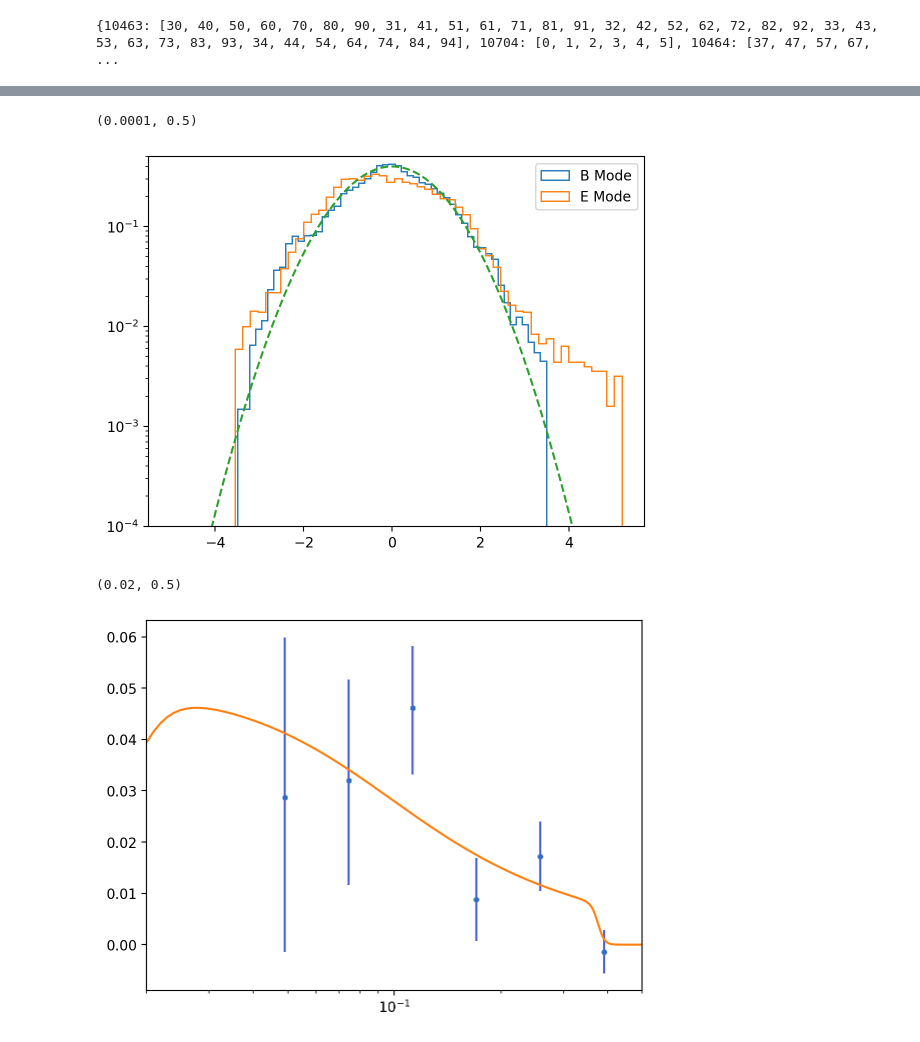
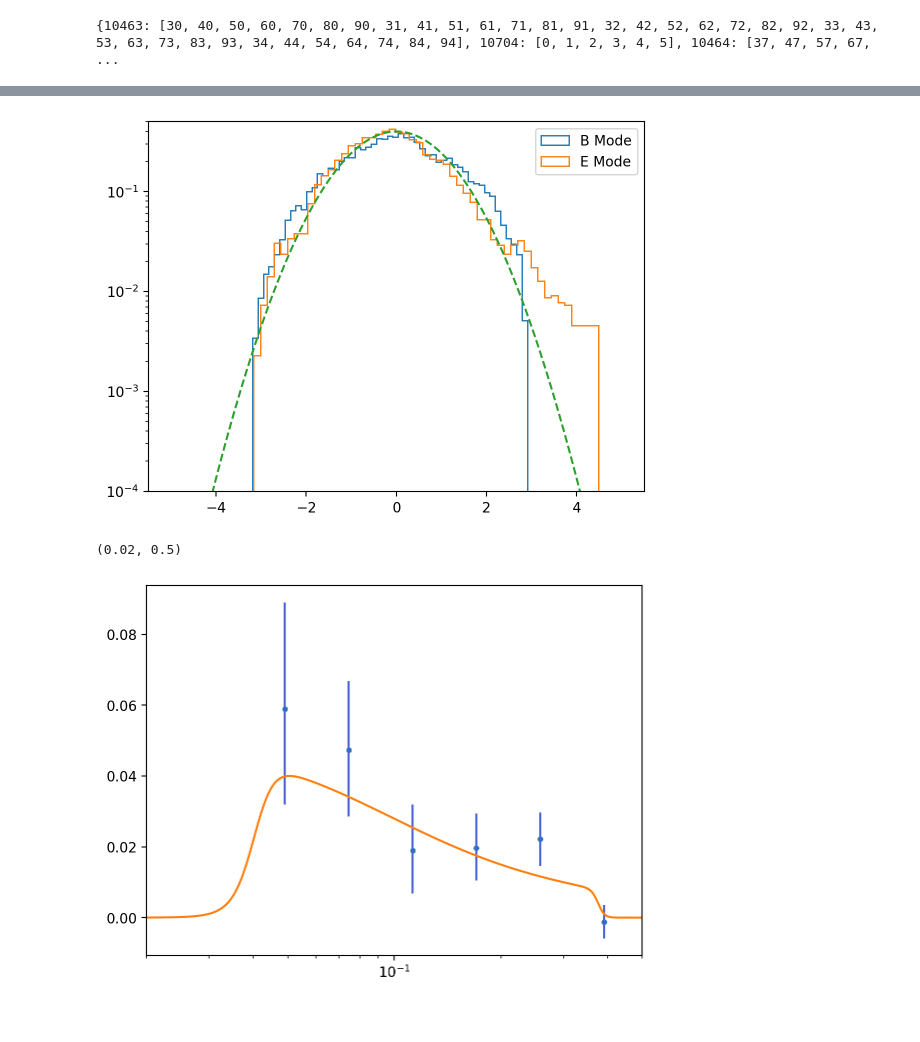
Before and after one commit to LSSTDESC/AnaCal_DESCNote, a Jupyter notebook: notebooks/1_2_abell360_cluster.ipynb, the cells around one changed output, grey strips where cells are left out. Saved outputs shown, nothing was run; the diff lists cells and outputs as text; code cells hidden in the pictures.

```diff
--- a/notebooks/1_2_abell360_cluster.ipynb
+++ b/notebooks/1_2_abell360_cluster.ipynb
@@ -109,7 +109,7 @@ print(tp_dict)
 anacal_tables = []
 mag_zero = 31.4
 version = "v6"
-if version == "v6" or version == "v7" :
+if version == "v6":
     for tid in tp_dict.keys():
         patches = tp_dict[tid]
         for p in patches:
@@ -140,10 +140,10 @@ else:
     anacal_table = vstack(anacal_tables)
     anacal_table['mag'] = mag_zero - np.log10(anacal_table['flux'] ) *2.5
 # %%
-mag_lim = 23.5
-gi_lims = (0.16, -0.16)
-ri_lims = (0.10, -0.12)
-gr_lims = (0.13, -0.17)
+mag_lim = 23
+gi_lims = (0.20, -0.20)
+ri_lims = (0.12, -0.15)
+gr_lims = (0.15, -0.16)
 color_gi = anacal_table['g_mag'] - anacal_table['i_mag']
 color_ri = anacal_table['r_mag'] - anacal_table['i_mag']
 color_gr = anacal_table['g_mag'] - anacal_table['r_mag']
@@ -167,6 +167,8 @@ gr_redseq = np.logical_and.reduce((
     color_gr > gr_line + gr_lims[1],
     anacal_table['r_mag'] < mag_lim
 ))
+
+counts = gi_redseq.astype(int) + ri_redseq.astype(int) + gr_redseq.astype(int)
 
 all_redseq = np.logical_and.reduce((gi_redseq, gr_redseq, ri_redseq))
 aggro_redseq = np.logical_or.reduce((gi_redseq, gr_redseq, ri_redseq))
@@ -228,0 +210,13 @@ plt.scatter(anacal_table["ra"], anacal_table["dec"], s=0.1)
+# %%
+msk = np.logical_and.reduce((
+    (anacal_table["wsel"] > 1e-5),
+    (anacal_table["z_mag"] < 23.5),
+    (anacal_table["i_mag"] < 24.0),
+    (anacal_table["r_mag"] < 24.0),
+    (anacal_table["g_mag"] < 24.0),
+    ~(counts>=3)
+))
+#(anacal_table["i_fpfs1_e1"] ** 2.0 + anacal_table["i_fpfs1_e2"] ** 2.0  < 0.1),
+print(np.sum((anacal_table["i_mag"] < 24.0)))
+print(np.sum(anacal_table[anacal_table["i_mag"] < 24.0]["wsel"]))
+anacal_table = anacal_table[msk]
@@ -361,5 +364,6 @@ plt.legend(frameon=False, loc='upper right')
 # %%
-def schirmer_filter(radius,aperture_size=8000,x_cut=0.15,a=6,b=150,c=47,d=50,*_):
+# Mass Mapping code  from Anthony Englert
+def schirmer_filter(radius,aperture_size=8000,x_cut=0.15,a=15,b=150,c=47,d=50,*_):
     '''
     The Schirmer Filter, a filter which is optimized for detecting NFW-like structures in shear-fields.
     Args:
@@ -488,27 +492,27 @@ e_ap,b_ap,v_ap = compute_mass_map(
 # %%
 sky_box = np.array([[x_grid.max(), x_grid.min()],[y_grid.min(), y_grid.max()]])
 test_xs = np.linspace(-5, 5, num=1001)
 standard = stats.norm(0, 1)
 normal_dist = standard.pdf(test_xs)
-plt.hist((b_ap/np.sqrt(np.mean(v_ap))).flatten(), bins=51, label='B Mode', histtype='step', density=True)
-plt.hist((e_ap/np.sqrt(np.mean(v_ap))).flatten(), bins=51, label='E Mode', histtype='step', density=True)
+plt.hist((b_ap/np.sqrt(v_ap)).flatten(), bins=51, label='B Mode', histtype='step', density=True)
+plt.hist((e_ap/np.sqrt(v_ap)).flatten(), bins=51, label='E Mode', histtype='step', density=True)
 plt.plot(test_xs, normal_dist, '--')
 plt.legend();
 plt.yscale("log")
 plt.ylim(1e-4, 5e-1)
+plt.savefig("massmap_histogram.png")
 # %% [output]
-(0.0001, 0.5)
-[figure, old version]
+[figure, new version]
 # %%
 plt.plot(bin_mids / ( Da(z_cl) * (np.pi/180)), shear_cl[0], '.')
 plt.vlines(bin_mids/ ( Da(z_cl) * (np.pi/180)), shear_cl[2][:,0], shear_cl[2][:,1], color=cmap(0.05))
 x = np.linspace(0.02, 0.5, 500)
-plt.plot(x, schirmer_filter(x, aperture_size=0.4, a=6, b=150) / 20)
+plt.plot(x, schirmer_filter(x, aperture_size=0.4, a=15, b=150) / 20)
 plt.xscale("log")
 plt.xlim(0.02, 0.5)
 # %% [output]
 (0.02, 0.5)
-[figure, old version]
+[figure, new version]
 # %%
 fig, axs = plt.subplots(ncols=2,figsize=(10,6))
 
```
Also changed, not shown: parts of 11 cells of this notebook, 1 other file.
